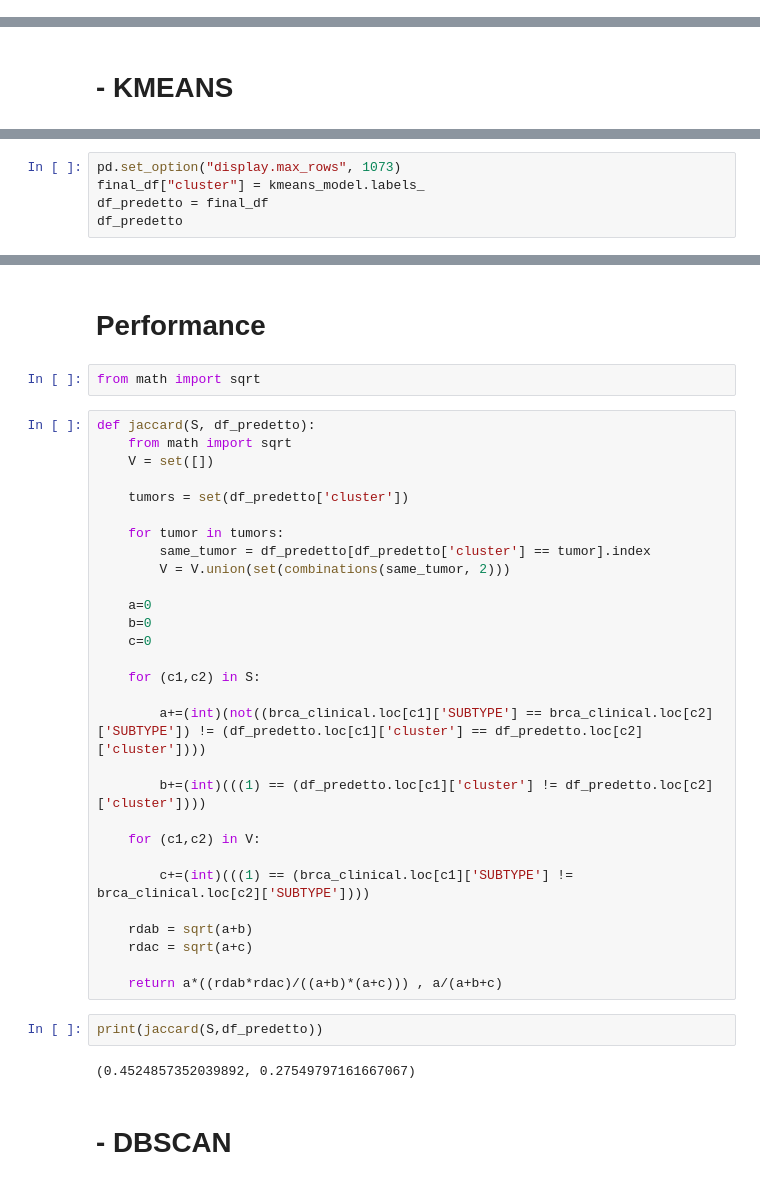
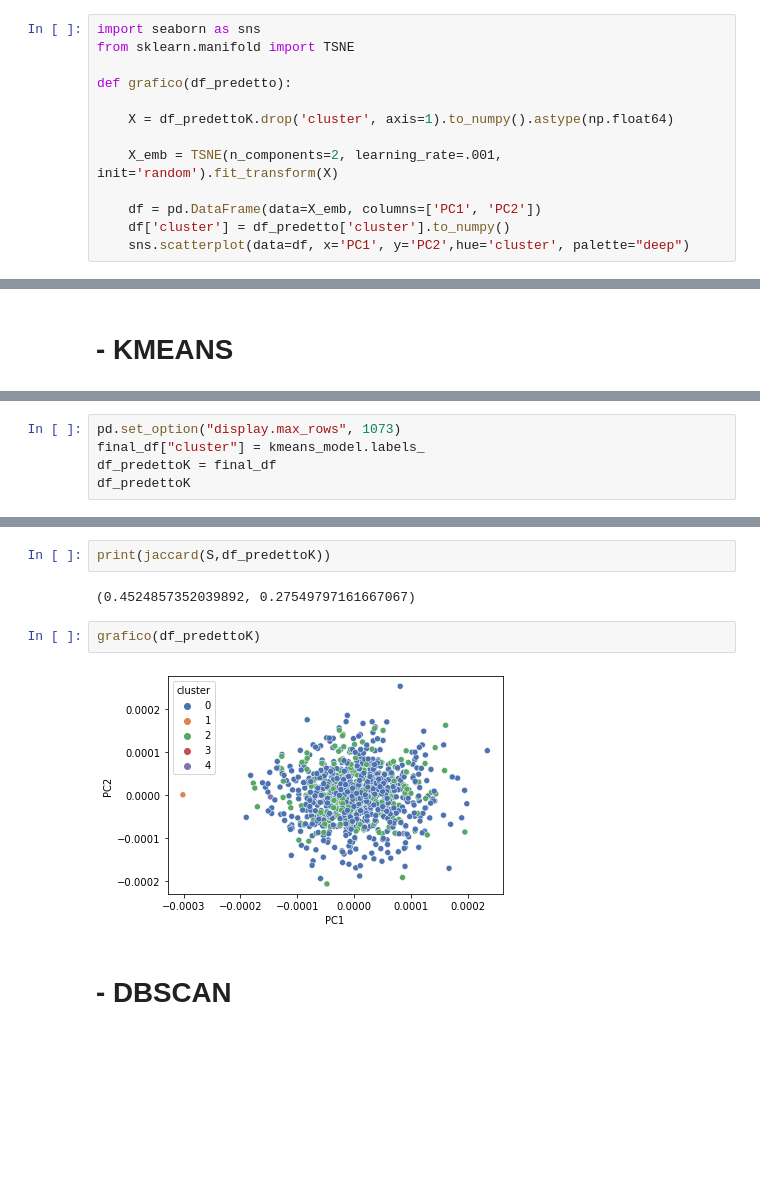
Before and after one commit to andreabellomo/DataMining_project, a Jupyter notebook: Progetto/DataMining_project.ipynb, the cells around one changed output, grey strips where cells are left out. Saved outputs shown, nothing was run; the diff lists cells and outputs as text; blank space fills up the shorter version.

```diff
--- a/Progetto/DataMining_project.ipynb
+++ b/Progetto/DataMining_project.ipynb
@@ -167,0 +161,13 @@ array([[ 6.56742016e+00, -2.02713858e+01,  2.89809928e+01, ...,
+# %%
+import seaborn as sns
+from sklearn.manifold import TSNE
+
+def grafico(df_predetto):
+
+    X = df_predettoK.drop('cluster', axis=1).to_numpy().astype(np.float64)
+
+    X_emb = TSNE(n_components=2, learning_rate=.001, init='random').fit_transform(X)
+
+    df = pd.DataFrame(data=X_emb, columns=['PC1', 'PC2'])
+    df['cluster'] = df_predetto['cluster'].to_numpy()
+    sns.scatterplot(data=df, x='PC1', y='PC2',hue='cluster', palette="deep")
@@ -197,7 +236,7 @@ print(kmeans_model.labels_)
 # %%
 pd.set_option("display.max_rows", 1073)
 final_df["cluster"] = kmeans_model.labels_
-df_predetto = final_df
-df_predetto
+df_predettoK = final_df
+df_predettoK
 # %% [output]
                      PC0         PC1         PC2         PC3        PC4  \
@@ -220,40 +259,11 @@ TCGA-Z7-A8R6        2
-# %% [markdown]
-# Performance
-# %%
-from math import sqrt
-# %%
-def jaccard(S, df_predetto):
-    from math import sqrt
-    V = set([])
-
-    tumors = set(df_predetto['cluster'])
-
-    for tumor in tumors:
-        same_tumor = df_predetto[df_predetto['cluster'] == tumor].index
-        V = V.union(set(combinations(same_tumor, 2)))
-
-    a=0
-    b=0
-    c=0
-
-    for (c1,c2) in S:
-
-        a+=(int)(not((brca_clinical.loc[c1]['SUBTYPE'] == brca_clinical.loc[c2]['SUBTYPE']) != (df_predetto.loc[c1]['cluster'] == df_predetto.loc[c2]['cluster'])))
-
-        b+=(int)(((1) == (df_predetto.loc[c1]['cluster'] != df_predetto.loc[c2]['cluster'])))
-
-    for (c1,c2) in V:
-
-        c+=(int)(((1) == (brca_clinical.loc[c1]['SUBTYPE'] != brca_clinical.loc[c2]['SUBTYPE'])))
-
-    rdab = sqrt(a+b)
-    rdac = sqrt(a+c)
-
-    return a*((rdab*rdac)/((a+b)*(a+c))) , a/(a+b+c)
-# %%
-print(jaccard(S,df_predetto))
-# %% [output]
-(0.4524857352039892, 0.27549797161667067)
+# %%
+print(jaccard(S,df_predettoK))
+# %% [output]
+(0.4524857352039892, 0.27549797161667067)
+# %%
+grafico(df_predettoK)
+# %% [output]
+[figure, added]
 # %% [markdown]
 # - DBSCAN
 # %%
```
Also changed, not shown: parts of 36 cells of this notebook.
